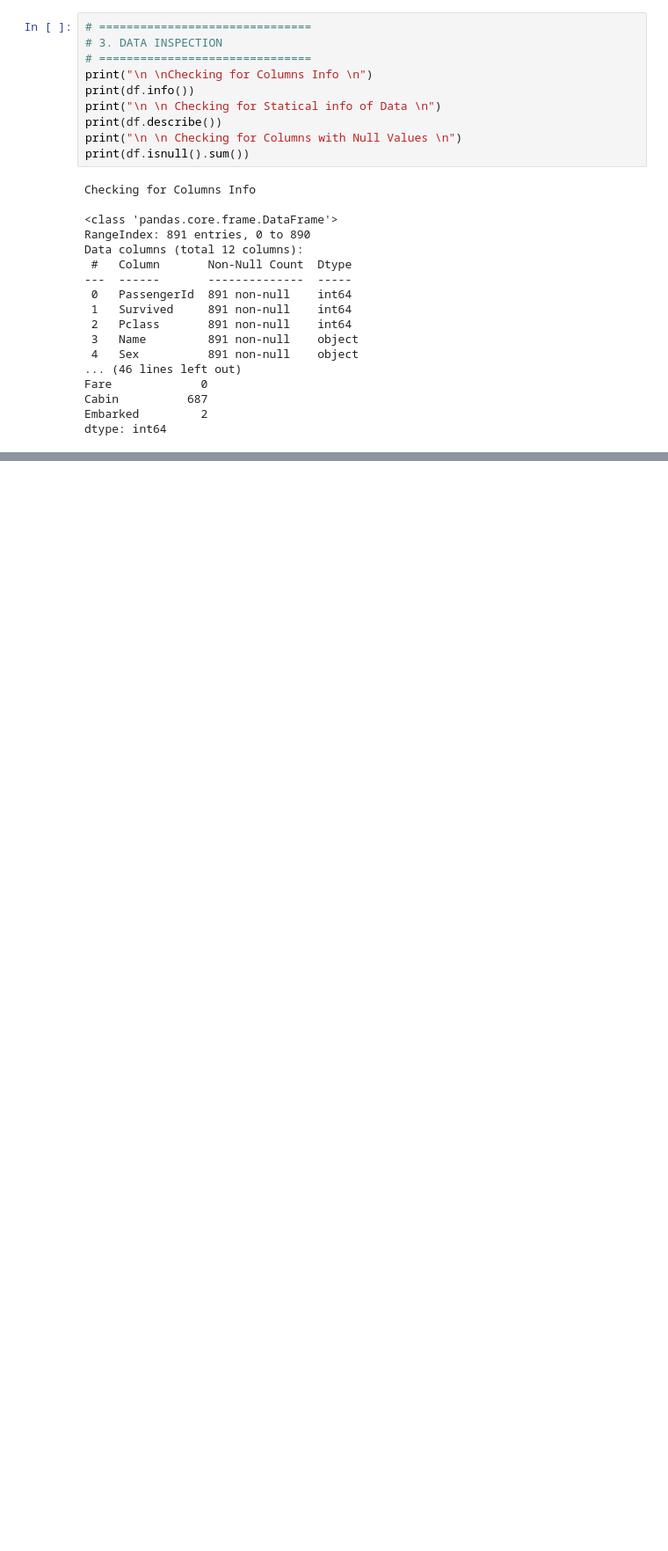
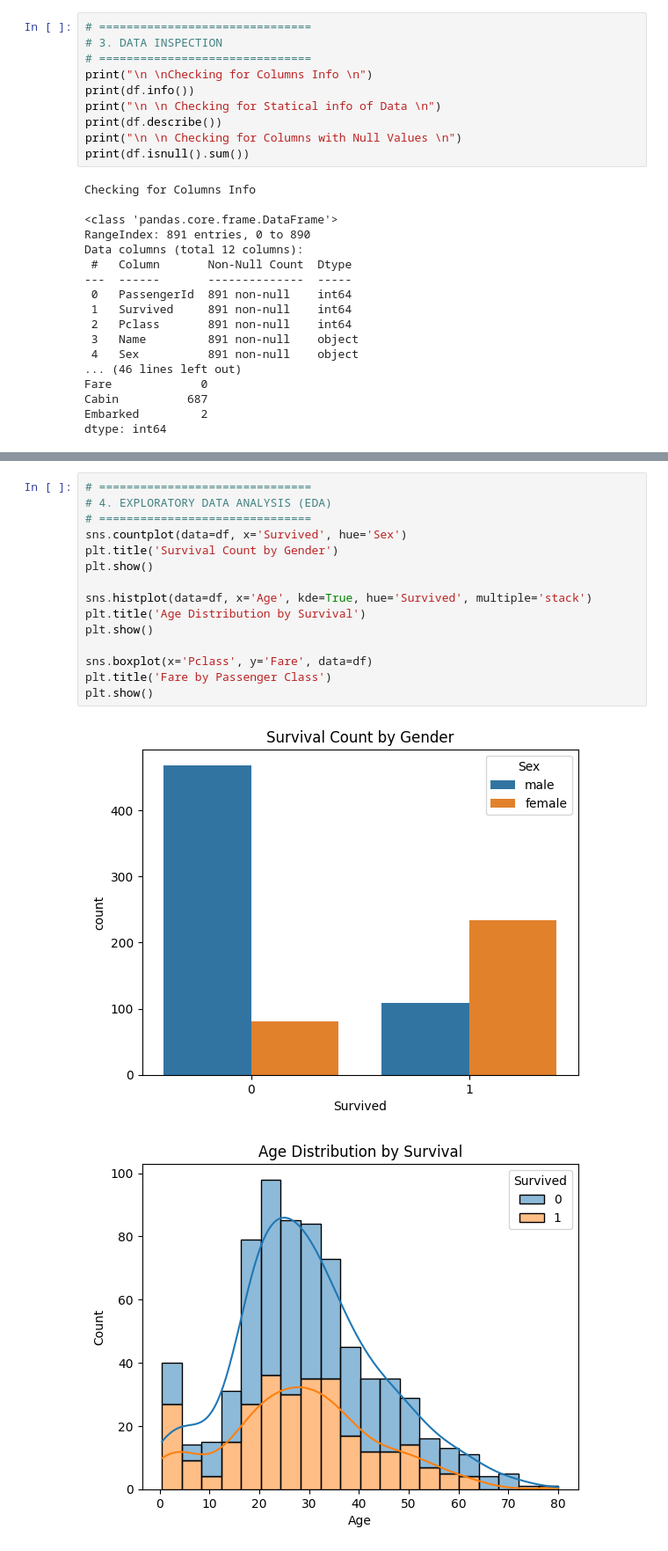
Before and after one commit to Richmondiroegbu/data-science-and-machine-learning-project, a Jupyter notebook: data_science_and_machine_learning_project_titanic_dataset.ipynb, the cells around one changed output, grey strips where cells are left out. Shown at 88% size. Cells and saved outputs as stored; diff of their text form; blank space fills up the shorter version.

Commit message:
Exploratory Data Analysis

```diff
--- a/data_science_and_machine_learning_project_titanic_dataset.ipynb
+++ b/data_science_and_machine_learning_project_titanic_dataset.ipynb
@@ -70,0 +73,18 @@ dtype: int64
+# %%
+# ===============================
+# 4. EXPLORATORY DATA ANALYSIS (EDA)
+# ===============================
+sns.countplot(data=df, x='Survived', hue='Sex')
+plt.title('Survival Count by Gender')
+plt.show()
+
+sns.histplot(data=df, x='Age', kde=True, hue='Survived', multiple='stack')
+plt.title('Age Distribution by Survival')
+plt.show()
+
+sns.boxplot(x='Pclass', y='Fare', data=df)
+plt.title('Fare by Passenger Class')
+plt.show()
+# %% [output]
+[figure, added]
+[figure, added]
```
Also changed, not shown: parts of 3 cells of this notebook.
